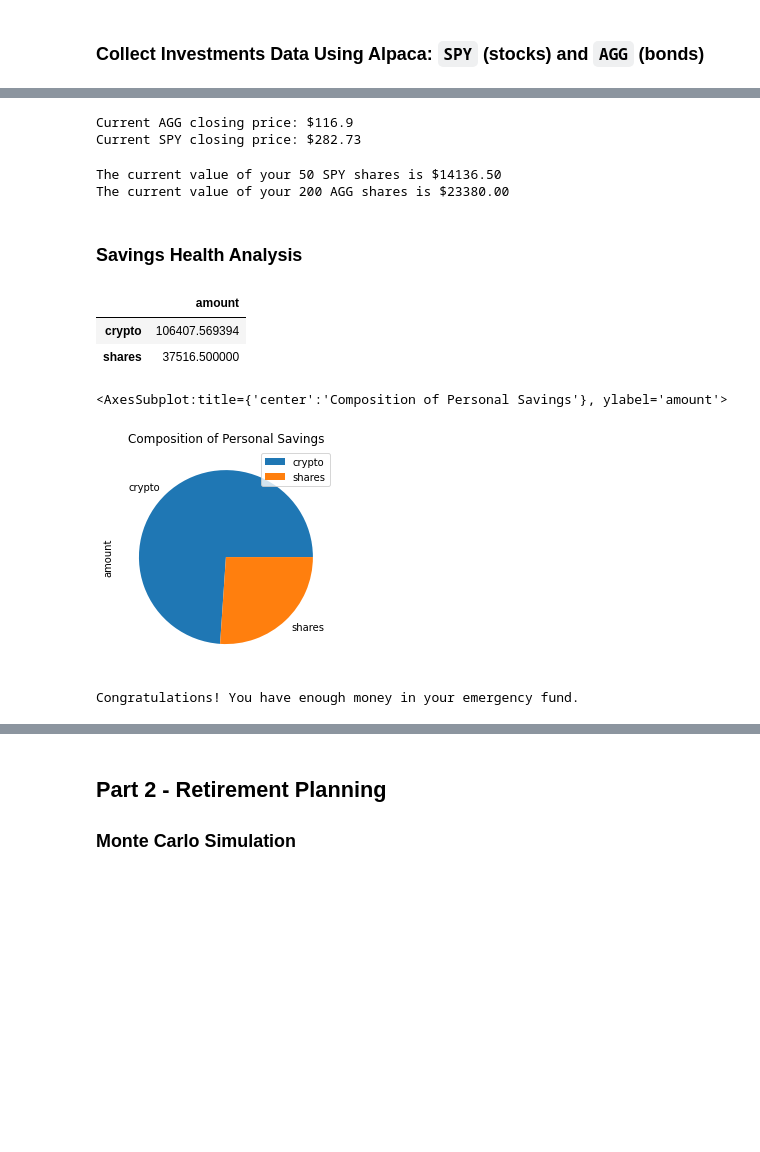
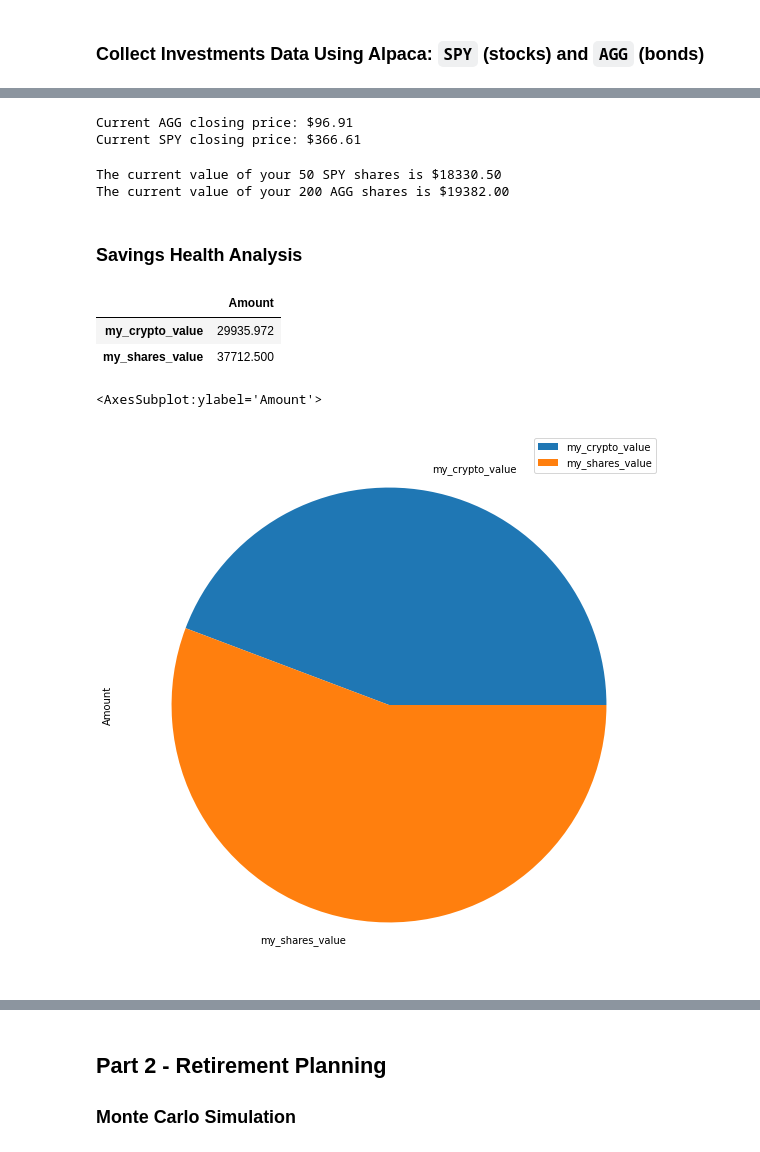
Before and after one commit to gjmillan/API_Financial_Planning, a Jupyter notebook: financial-planner.ipynb, the cells around one changed output, grey strips where cells are left out. Cells and saved outputs as stored; diff of their text form; code cells hidden in the pictures; blank space fills up the shorter version.

```diff
--- a/financial-planner.ipynb
+++ b/financial-planner.ipynb
@@ -88,0 +111,23 @@ timeframe = "1Day"
+# %%
+# # Reorganize the DataFrame for 5-Years
+# # Separate ticker data
+# # YOUR CODE HERE!
+# AGG_five_year = df_ticker[df_ticker['symbol']=='AGG'].drop('symbol', axis=1)
+# SPY_five_year = df_ticker[df_ticker['symbol']=='SPY'].drop('symbol', axis=1)
+
+# # Reorganize the DataFrame for Current Date
+# Separate ticker data
+AGG_current_date = df_current_date[df_current_date["symbol"]=="AGG"].drop("symbol", axis=1)
+SPY_current_date = df_current_date[df_current_date["symbol"]=="SPY"].drop("symbol", axis=1)
+
+# Concatenate the ticker DataFrames 5-Years
+# YOUR CODE HERE!
+# df_ticker = pd.concat([AGG, SPY], axis=1, keys=["AGG", "SPY"])
+
+# Concatenate the ticker DataFrames for Current Date
+df_current_date = pd.concat([AGG, SPY], axis=1, keys=["AGG", "SPY"])
+
+# Preview DataFrame
+# YOUR CODE HERE
+# df_ticker.head()
+df_current_date.tail()
@@ -89,55 +143,61 @@ timeframe = "1Day"
 # %%
+# Create Empty DataFrame for Close Prices
+# agg_close_price = pd.DataFrame()
+# spy_close_price = pd.DataFrame()
+
 # Pick AGG and SPY close prices
-# YOUR CODE HERE!
+agg_close_price = df_current_date["AGG"]["close"][-1]
+spy_close_price = df_current_date["SPY"]["close"][-1]
+
+# Drop the Time Component of the Date
+# agg_close_price.index = df_close_price.index.date
+# spy_close_price.index = df_close_price.index.date
 
 # Print AGG and SPY close prices
 print(f"Current AGG closing price: ${agg_close_price}")
 print(f"Current SPY closing price: ${spy_close_price}")
 # %% [output]
-Current AGG closing price: $116.9
-Current SPY closing price: $282.73
+Current AGG closing price: $96.91
+Current SPY closing price: $366.61
 # %%
 # Compute the current value of shares
 # YOUR CODE HERE!
+my_agg_value = my_agg * agg_close_price
+my_spy_value = my_spy * spy_close_price
 
 # Print current value of shares
 print(f"The current value of your {my_spy} SPY shares is ${my_spy_value:0.2f}")
 print(f"The current value of your {my_agg} AGG shares is ${my_agg_value:0.2f}")
 # %% [output]
-The current value of your 50 SPY shares is $14136.50
-The current value of your 200 AGG shares is $23380.00
+The current value of your 50 SPY shares is $18330.50
+The current value of your 200 AGG shares is $19382.00
 # %% [markdown]
 ### Savings Health Analysis
 # %%
 # Set monthly household income
 # YOUR CODE HERE!
+monthly_income = 12000
 
 # Consolidate financial assets data
 # YOUR CODE HERE!
+my_crypto_value = my_btc_value + my_eth_value
+my_shares_value = my_agg_value + my_spy_value
 
 # Create savings DataFrame
 # YOUR CODE HERE!
+amount='Amount'
+df_savings = pd.DataFrame(data=[my_crypto_value, my_shares_value], index=['my_crypto_value', 'my_shares_value'], columns=[amount])
 
 # Display savings DataFrame
 display(df_savings)
 # %% [output]
-|  | amount |
-| crypto | 106407.569394 |
-| shares | 37516.500000 |
+|  | Amount |
+| my_crypto_value | 29935.972 |
+| my_shares_value | 37712.500 |
 # %%
 # Plot savings pie chart
 # YOUR CODE HERE!
+df_savings.plot.pie(y=amount, figsize=(10,10))
 # %% [output]
-<AxesSubplot:title={'center':'Composition of Personal Savings'}, ylabel='amount'>
+<AxesSubplot:ylabel='Amount'>
-[figure, old version]
+[figure, new version]
-# %%
-# Set ideal emergency fund
-emergency_fund = monthly_income * 3
-
-# Calculate total amount of savings
-# YOUR CODE HERE!
-
-# Validate saving health
-# YOUR CODE HERE!
-# %% [output]
-Congratulations! You have enough money in your emergency fund.
```
Also changed, not shown: parts of 29 cells of this notebook.
